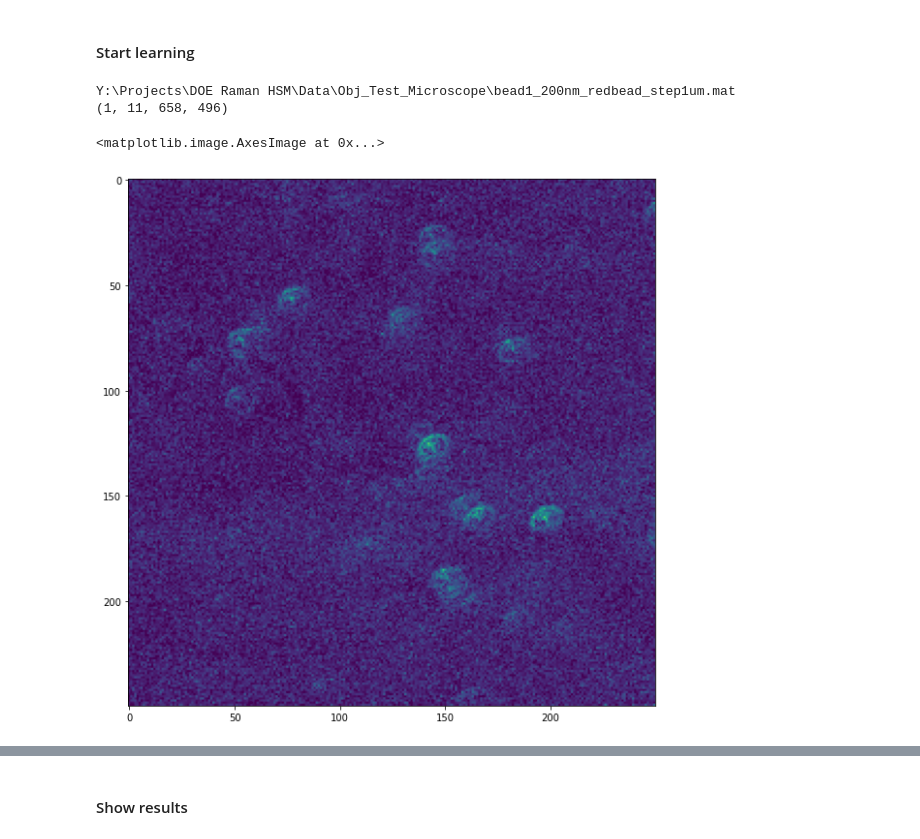
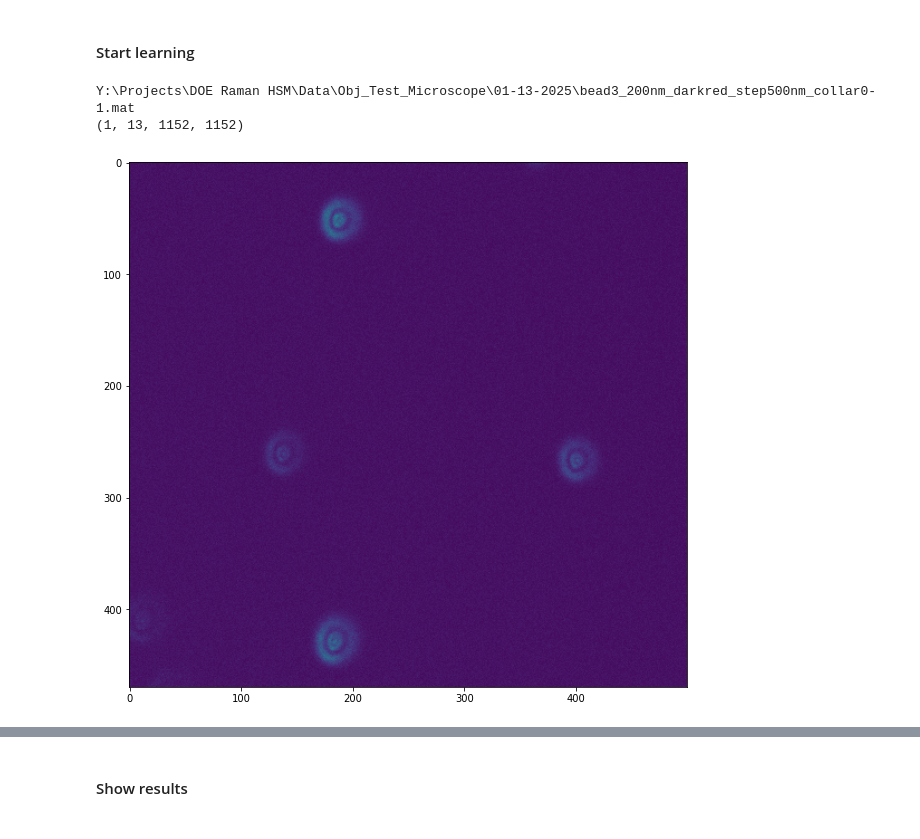
Before and after one commit to ries-lab/uiPSF, a Jupyter notebook: dev_fig/demo_beadPSF_1ch_test_nikon.ipynb, the cells around one changed output, grey strips where cells are left out. Saved outputs shown, nothing was run; the diff lists cells and outputs as text; code cells hidden in the pictures.

Commit message:
test nikon objective

```diff
--- a/dev_fig/demo_beadPSF_1ch_test_nikon.ipynb
+++ b/dev_fig/demo_beadPSF_1ch_test_nikon.ipynb
@@ -34,39 +34,39 @@ L.param = io.param.combine('config_base',psftype='zernike',channeltype='1ch',sys
 # %% [markdown]
 #### Edit user defined parameters
 # %%
-L.param.datapath = r'Y:\Projects\DOE Raman HSM\Data\Obj_Test_Microscope/'
-L.param.savename = L.param.datapath+'psfmodel'
-L.param.keyword = 'bead1' # keyword for your data file
+L.param.datapath = r'Y:\Projects\DOE Raman HSM\Data\Obj_Test_Microscope\01-13-2025/'
+L.param.keyword = 'bead3_200nm_darkred_step500nm_collar0-1' # keyword for your data file
+L.param.savename = L.param.datapath+L.param.keyword
 L.param.subfolder = '' # keyword for subfolder name if each data file is saved in a individual folder, set to '' if no subfolder
-L.param.gain = 1.0
-L.param.ccd_offset = 700
+L.param.gain = 0.3
+L.param.ccd_offset = 100
 L.param.FOV.z_step = 1
-L.param.pixel_size.z = 1 # micron, equal to z_step*stepsize_of_the_data
+L.param.pixel_size.z = 0.5 # micron, equal to z_step*stepsize_of_the_data
 L.param.roi.max_bead_number = 100
 L.param.roi.bead_radius = 0.0
 L.param.batch_size = 30 # lower this number if out of memory
-L.param.option.imaging.emission_wavelength = 0.68 # micron
-L.param.FOV.y_center = 375
-L.param.FOV.x_center = 275
-L.param.FOV.radius = 125
-L.param.PSFtype = 'pupil_vector'
-L.param.roi.peak_height = 0.2
-L.param.loss_weight.Inorm = 200.0
+L.param.PSFtype = 'zernike_vector'
+L.param.roi.peak_height = 0.3
+L.param.loss_weight.Inorm = 0.0
 L.param.option.model.n_max = 10
+#L.param.option.model.const_pupilmag = True
+#L.param.option.model.symmetric_mag = True
+#L.param.rej_threshold.bias_z = 1.5
+#L.param.rej_threshold.mse = 3
 # %% [markdown]
 #### Start learning
 # %%
 images = L.load_data()
 # %% [output]
-Y:\Projects\DOE Raman HSM\Data\Obj_Test_Microscope\bead1_200nm_redbead_step1um.mat
-(1, 11, 658, 496)
+Y:\Projects\DOE Raman HSM\Data\Obj_Test_Microscope\01-13-2025\bead3_200nm_darkred_step500nm_collar0-1.mat
+(1, 13, 1152, 1152)
 # %%
 plt.figure(figsize=(10,10))
-plt.imshow(images[0,0,250:500,150:400],clim=[0,2000])
-#plt.imshow(images[0,0],clim=[0,2000])
+plt.imshow(images[0,0,330:800,350:850],clim=[0,500])
+#plt.imshow(images[0,0],clim=[0,500])
+images = images[:,:,330:800,350:850]
 # %% [output]
-<matplotlib.image.AxesImage at 0x...>
-[figure, old version]
+[figure, new version]
 # %%
 #images = L.load_data()
 L.getpsfclass()
```
Also changed, not shown: parts of 6 cells of this notebook, 1 other file.
